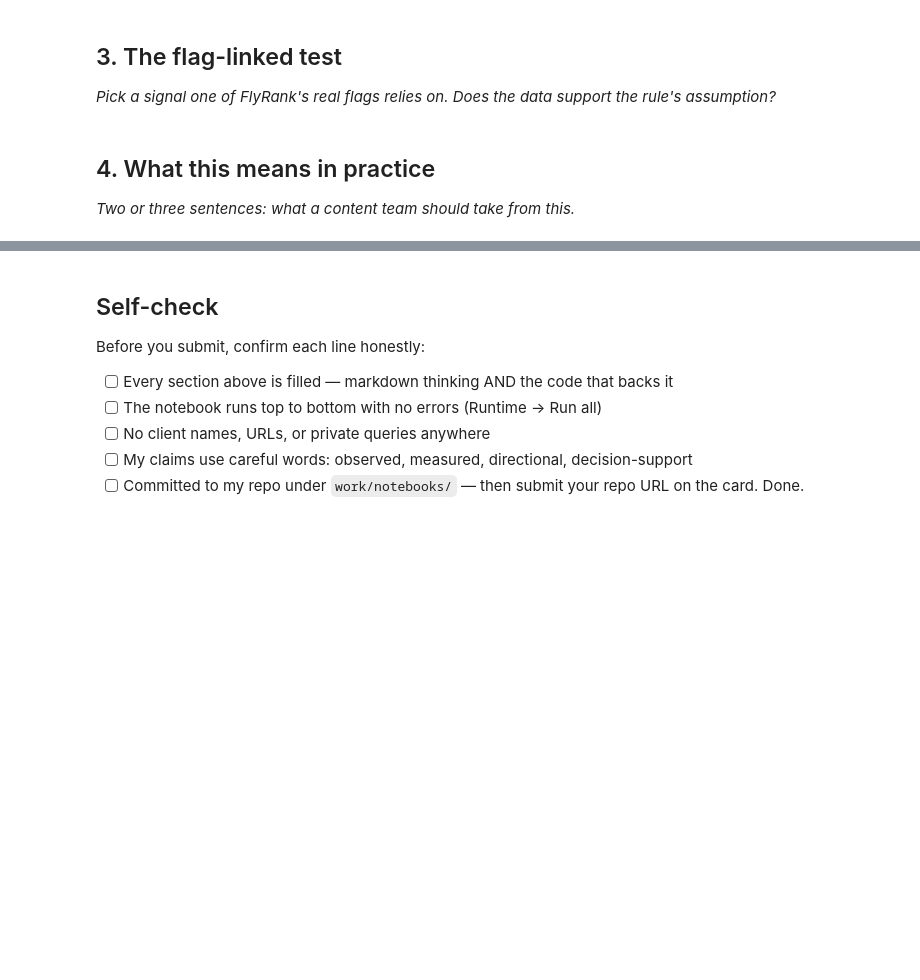
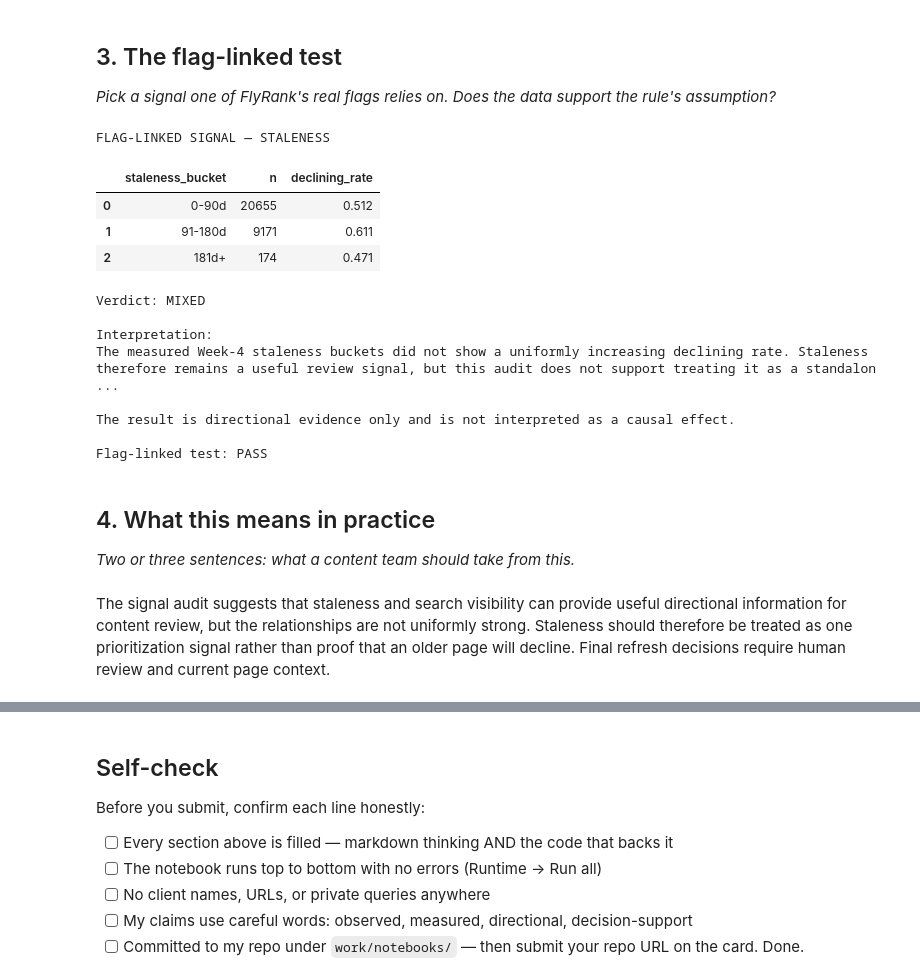
Before and after one commit to MuhammadAhmed196/flyrank-ml-internship, a Jupyter notebook: work/notebooks/w04_signal_audit.ipynb, the cells around one changed output, grey strips where cells are left out. Drawn from its saved outputs; the diff is of its cells as text; code cells hidden in the pictures; blank space fills up the shorter version.

```diff
--- a/work/notebooks/w04_signal_audit.ipynb
+++ b/work/notebooks/w04_signal_audit.ipynb
@@ -30,3 +247,47 @@ This skeleton is yours to fill. Work the sections **in order** — each one has
+# %%
+# ---------------------------------------------------------
+# SECTION 3 — THE FLAG-LINKED TEST
+# ---------------------------------------------------------
+
+print("FLAG-LINKED SIGNAL — STALENESS")
+
+display(verified_staleness)
+
+print(
+    "\nVerdict: MIXED"
+)
+
+print(
+    "\nInterpretation:"
+)
+
+print(
+    "The measured Week-4 staleness buckets did not show a "
+    "uniformly increasing declining rate. Staleness therefore "
+    "remains a useful review signal, but this audit does not "
+    "support treating it as a standalone predictor."
+)
+
+print(
+    "\nThe result is directional evidence only and is not "
+    "interpreted as a causal effect."
+)
+
+print("\nFlag-linked test: PASS")
+# %% [output]
+FLAG-LINKED SIGNAL — STALENESS
+|  | staleness_bucket | n | declining_rate |
+| 0 | 0-90d | 20655 | 0.512 |
+| 1 | 91-180d | 9171 | 0.611 |
+| 2 | 181d+ | 174 | 0.471 |
+Verdict: MIXED
+
+Interpretation:
+The measured Week-4 staleness buckets did not show a uniformly increasing declining rate. Staleness therefore remains a useful review signal, but this audit does not support treating it as a standalon ...
+
+The result is directional evidence only and is not interpreted as a causal effect.
+
+Flag-linked test: PASS
 # %% [markdown]
 ## 4. What this means in practice
 
@@ -36,0 +295,2 @@ This skeleton is yours to fill. Work the sections **in order** — each one has
+# %% [markdown]
+The signal audit suggests that staleness and search visibility can provide useful directional information for content review, but the relationships are not uniformly strong. Staleness should therefore be treated as one prioritization signal rather than proof that an older page will decline. Final refresh decisions require human review and current page context.
```
Also changed, not shown: parts of 8 cells of this notebook.
